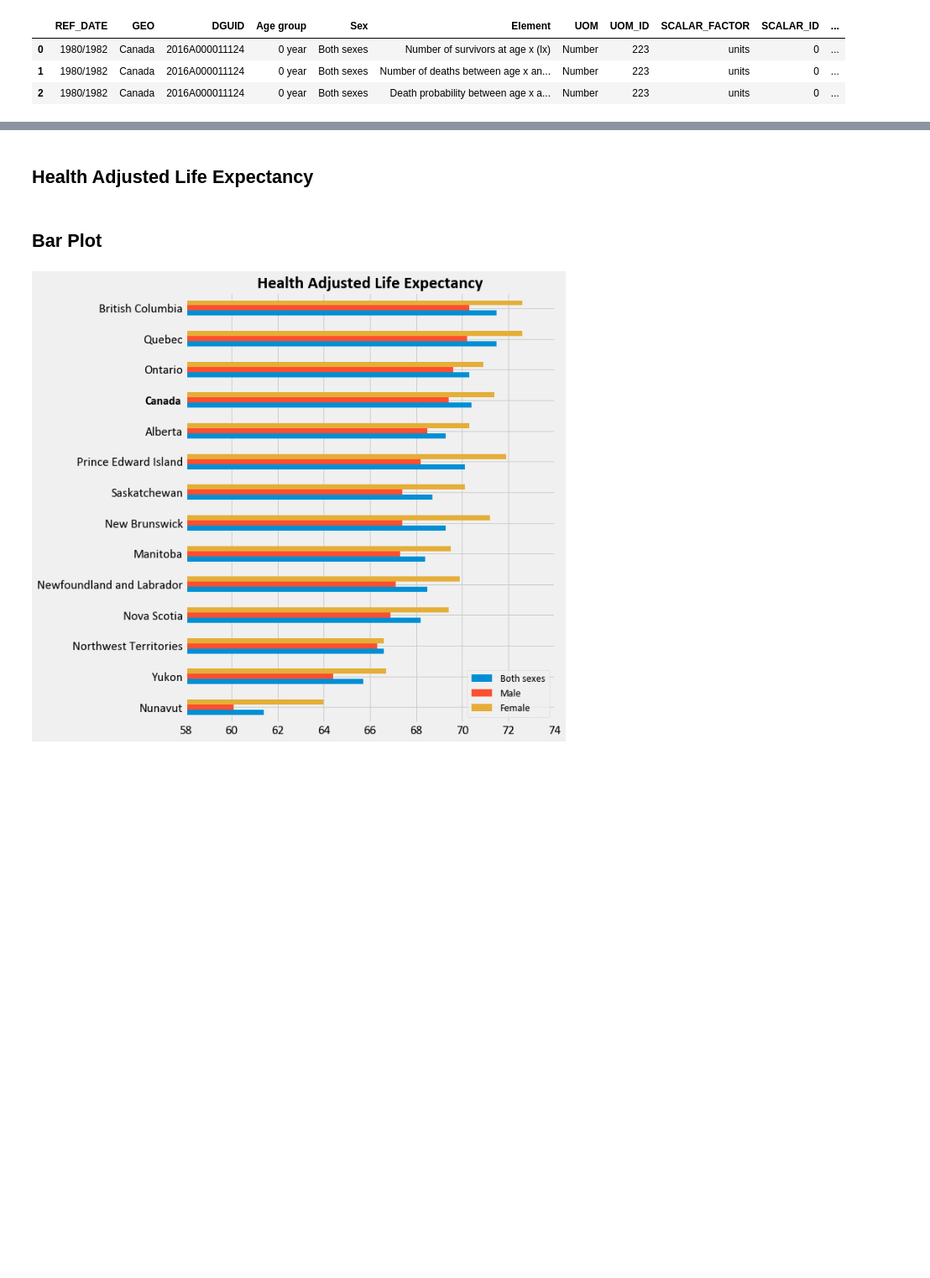
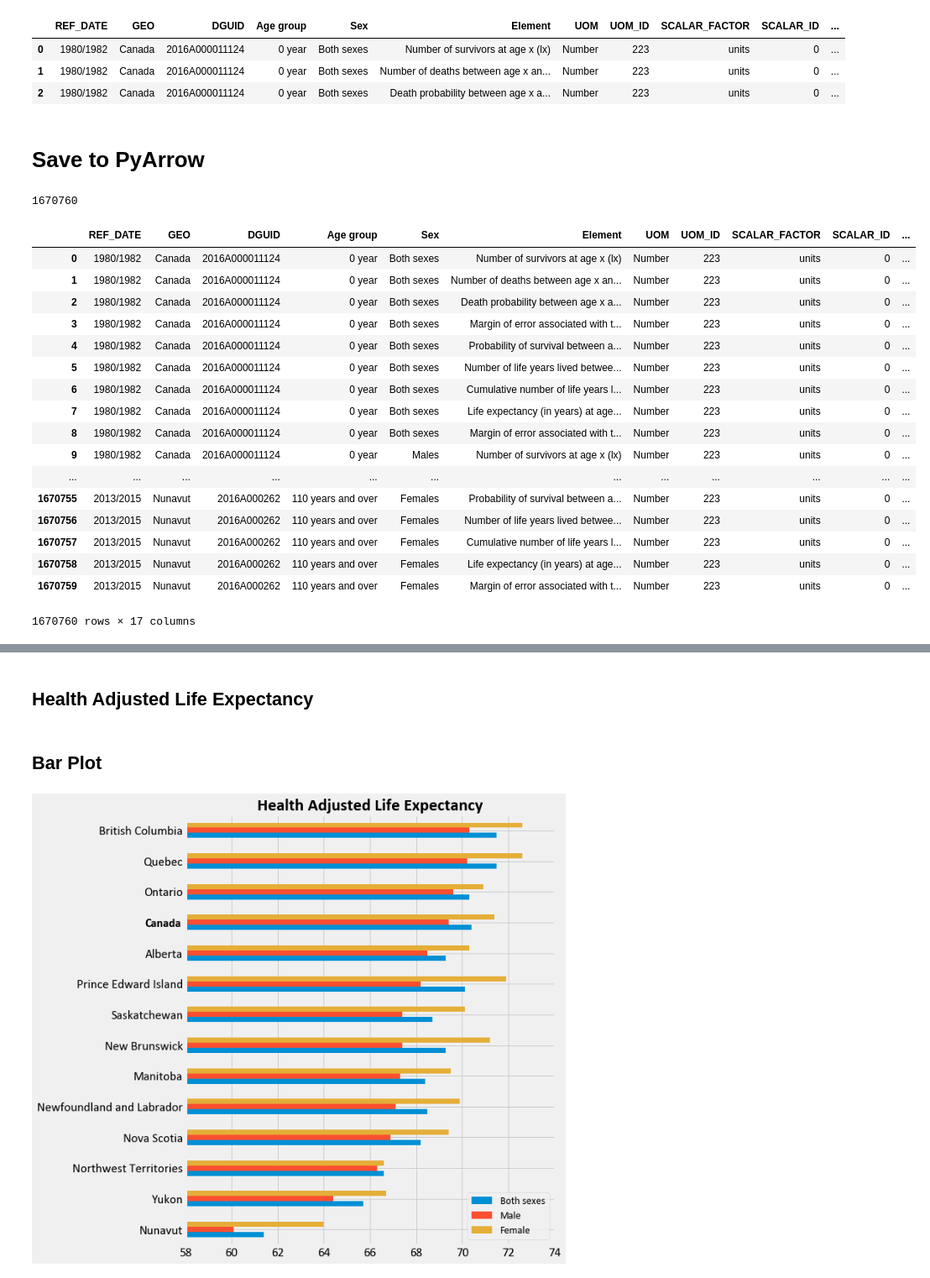
Before and after one commit to ocan-data/OpenCanadaData, a Jupyter notebook: notebooks/LifeExpectancy.ipynb, the cells around one changed output, grey strips where cells are left out. Shown at 84% size. Saved outputs shown, nothing was run; the diff lists cells and outputs as text; code cells hidden in the pictures; blank space fills up the shorter version.

```diff
--- a/notebooks/LifeExpectancy.ipynb
+++ b/notebooks/LifeExpectancy.ipynb
@@ -6,10 +6,13 @@ import requests, zipfile, io
 import re
 import os
 
+pd.set_option('display.max_colwidth', 200)
+pd.set_option('display.max_columns', 200)
+
 data_dir = '../data'
 cache_dir = os.path.join(data_dir, 'cache')
 
-def unzip_data(zip_url:str, path=cache_dir):
+def unzip_data(zip_url:str, path='.'):
     response = requests.get(zip_url)
     zip = zipfile.ZipFile(io.BytesIO(response.content))
     files = zip.namelist()
@@ -27,3 +32,5 @@ data.head(3)
 | 0 | 1980/1982 | Canada | 2016A000011124 | 0 year | Both sexes | Number of survivors at age x (lx) | Number | 223 | units | 0 | ... |
 | 1 | 1980/1982 | Canada | 2016A000011124 | 0 year | Both sexes | Number of deaths between age x an... | Number | 223 | units | 0 | ... |
 | 2 | 1980/1982 | Canada | 2016A000011124 | 0 year | Both sexes | Death probability between age x a... | Number | 223 | units | 0 | ... |
+# %% [markdown]
+# Save to PyArrow
@@ -29,0 +43,4 @@ data.head(3)
+# %%
+len(data)
+# %% [output]
+1670760
@@ -29,0 +49,21 @@ data.head(3)
+# %%
+data
+# %% [output]
+|  | REF_DATE | GEO | DGUID | Age group | Sex | Element | UOM | UOM_ID | SCALAR_FACTOR | SCALAR_ID | ... |
+| 0 | 1980/1982 | Canada | 2016A000011124 | 0 year | Both sexes | Number of survivors at age x (lx) | Number | 223 | units | 0 | ... |
+| 1 | 1980/1982 | Canada | 2016A000011124 | 0 year | Both sexes | Number of deaths between age x an... | Number | 223 | units | 0 | ... |
+| 2 | 1980/1982 | Canada | 2016A000011124 | 0 year | Both sexes | Death probability between age x a... | Number | 223 | units | 0 | ... |
+| 3 | 1980/1982 | Canada | 2016A000011124 | 0 year | Both sexes | Margin of error associated with t... | Number | 223 | units | 0 | ... |
+| 4 | 1980/1982 | Canada | 2016A000011124 | 0 year | Both sexes | Probability of survival between a... | Number | 223 | units | 0 | ... |
+| 5 | 1980/1982 | Canada | 2016A000011124 | 0 year | Both sexes | Number of life years lived betwee... | Number | 223 | units | 0 | ... |
+| 6 | 1980/1982 | Canada | 2016A000011124 | 0 year | Both sexes | Cumulative number of life years l... | Number | 223 | units | 0 | ... |
+| 7 | 1980/1982 | Canada | 2016A000011124 | 0 year | Both sexes | Life expectancy (in years) at age... | Number | 223 | units | 0 | ... |
+| 8 | 1980/1982 | Canada | 2016A000011124 | 0 year | Both sexes | Margin of error associated with t... | Number | 223 | units | 0 | ... |
+| 9 | 1980/1982 | Canada | 2016A000011124 | 0 year | Males | Number of survivors at age x (lx) | Number | 223 | units | 0 | ... |
+| ... | ... | ... | ... | ... | ... | ... | ... | ... | ... | ... | ... |
+| 1670755 | 2013/2015 | Nunavut | 2016A000262 | 110 years and over | Females | Probability of survival between a... | Number | 223 | units | 0 | ... |
+| 1670756 | 2013/2015 | Nunavut | 2016A000262 | 110 years and over | Females | Number of life years lived betwee... | Number | 223 | units | 0 | ... |
+| 1670757 | 2013/2015 | Nunavut | 2016A000262 | 110 years and over | Females | Cumulative number of life years l... | Number | 223 | units | 0 | ... |
+| 1670758 | 2013/2015 | Nunavut | 2016A000262 | 110 years and over | Females | Life expectancy (in years) at age... | Number | 223 | units | 0 | ... |
+| 1670759 | 2013/2015 | Nunavut | 2016A000262 | 110 years and over | Females | Margin of error associated with t... | Number | 223 | units | 0 | ... |
+1670760 rows × 17 columns
```
Also changed, not shown: parts of 11 cells of this notebook, 1 other file.
